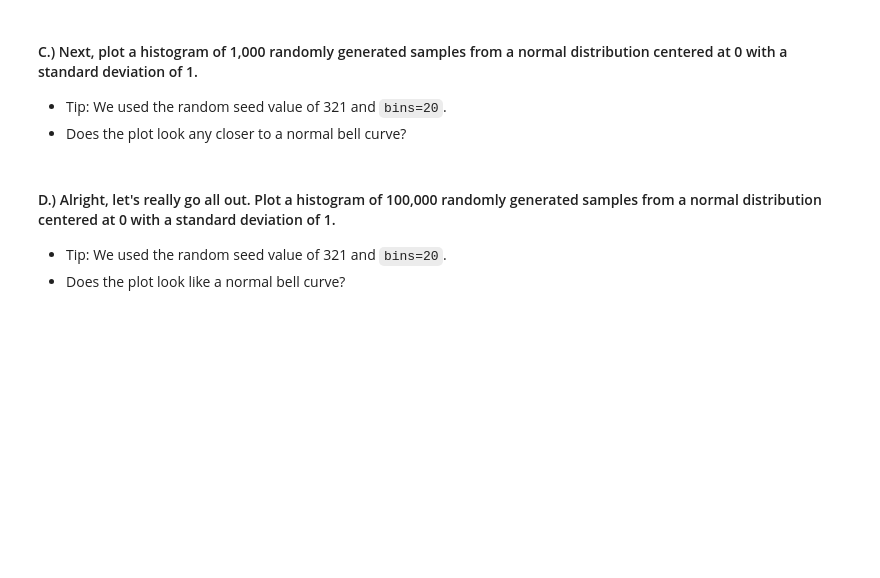
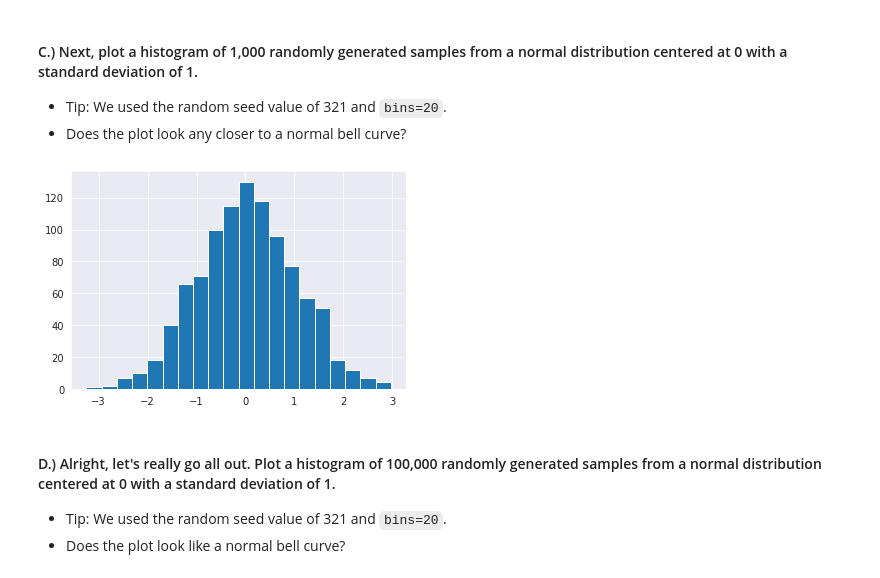
Before and after one commit to cedricsoares/elite_data_science, a Jupyter notebook: 1 - Workbook - Fake It Til You Make It (Simulations).ipynb, the cells around one changed output. Cells and saved outputs as stored; diff of their text form; code cells hidden in the pictures; blank space fills up the shorter version.

```diff
--- a/1 - Workbook - Fake It Til You Make It (Simulations).ipynb
+++ b/1 - Workbook - Fake It Til You Make It (Simulations).ipynb
@@ -357,6 +385,12 @@ Thus, this "expected value" (or, in the context of machine learning: the "true u
 #### C.) Next, plot a histogram of 1,000 randomly generated samples from a normal distribution centered at 0 with a standard deviation of 1.
 * Tip: We used the random seed value of 321 and <code>bins=20</code>.
 * Does the plot look any closer to a normal bell curve?
+# %%
+np.random.seed(321)
+plt.hist(np.random.normal(0, 1, 1000), bins=20)
+plt.show()
+# %% [output]
+[figure, added]
 # %% [markdown]
 #### D.) Alright, let's really go all out. Plot a histogram of 100,000 randomly generated samples from a normal distribution centered at 0 with a standard deviation of 1.
 * Tip: We used the random seed value of 321 and <code>bins=20</code>.
```
Also changed, not shown: parts of 13 cells of this notebook, 1 other file.
